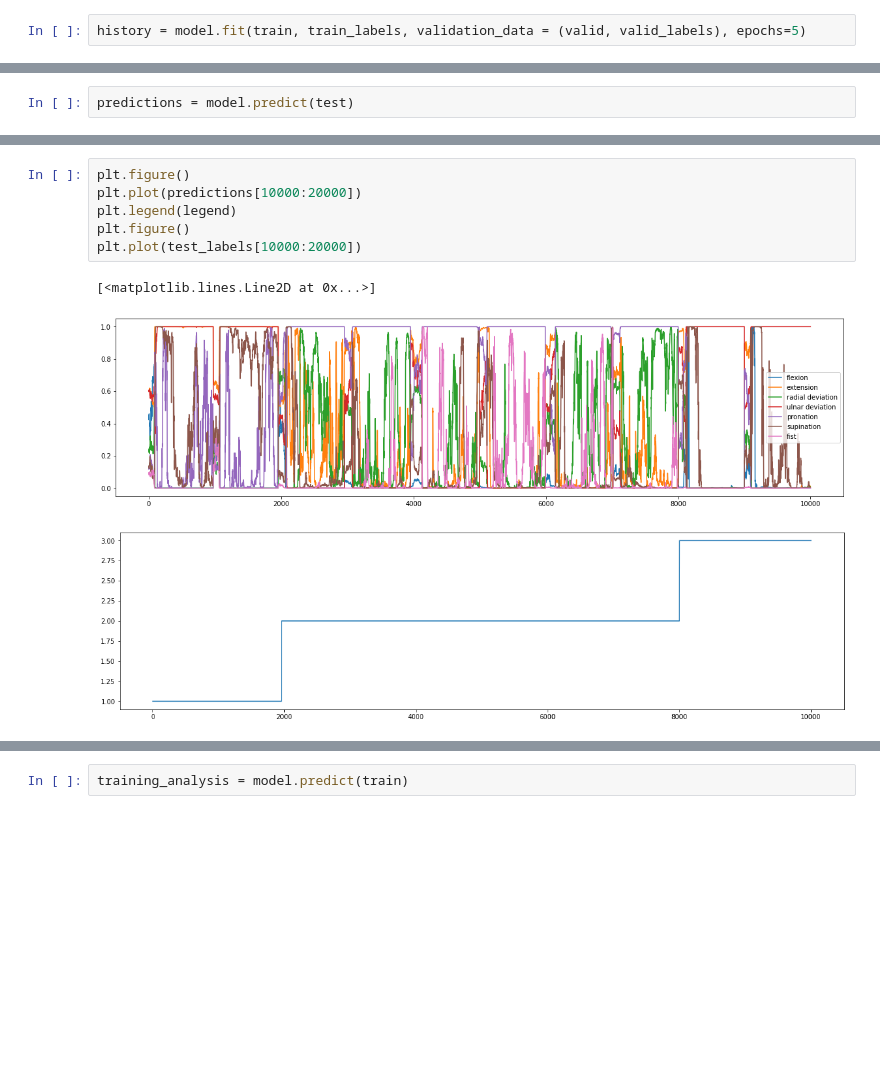
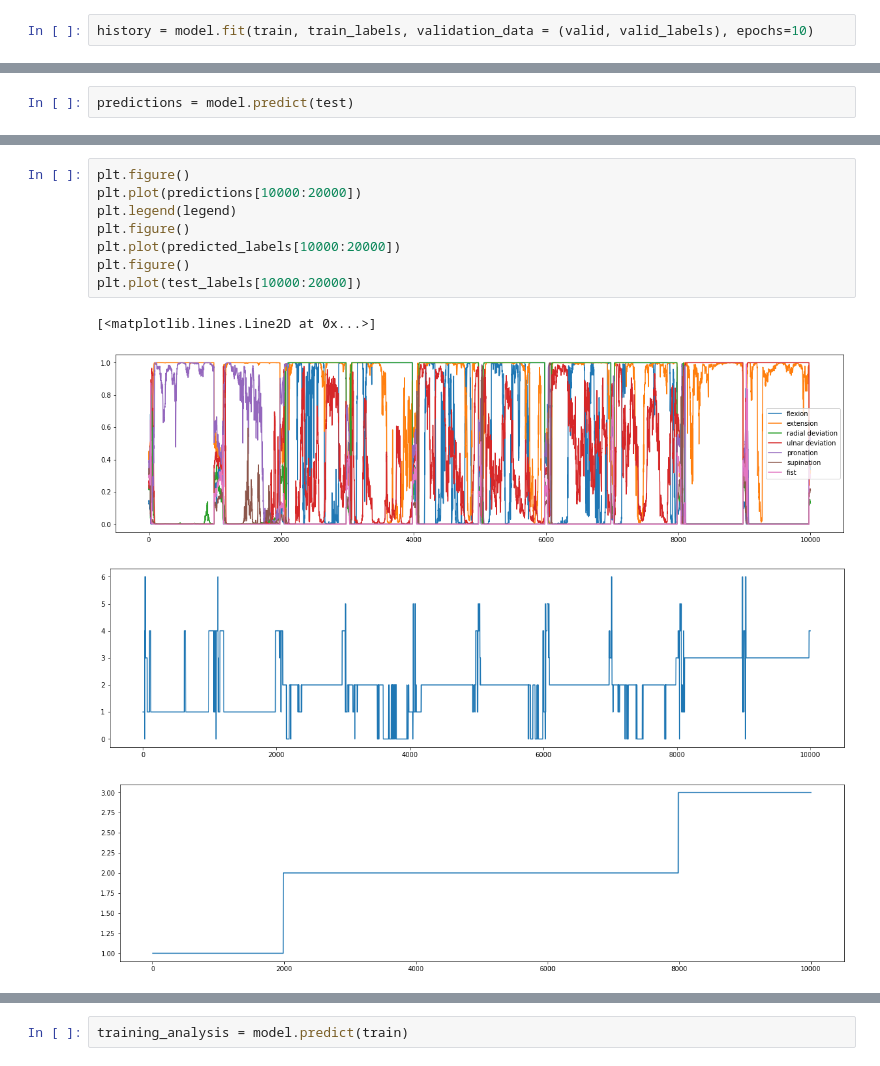
Before and after one commit to aljazfrancic/myo-keras, a Jupyter notebook: myo-keras.ipynb, the cells around one changed output, grey strips where cells are left out. Cells and saved outputs as stored; diff of their text form; blank space fills up the shorter version.

```diff
--- a/myo-keras.ipynb
+++ b/myo-keras.ipynb
@@ -130,5 +159,5 @@ opt = keras.optimizers.Adam(learning_rate = 0.001)
 loss = tf.keras.losses.SparseCategoricalCrossentropy()
 model.compile(optimizer = opt, loss = loss, metrics = ["accuracy"])
 # %%
-history = model.fit(train, train_labels, validation_data = (valid, valid_labels), epochs=5)
+history = model.fit(train, train_labels, validation_data = (valid, valid_labels), epochs=10)
 # %% [output]
@@ -201,13 +243,16 @@ plt.plot(test_labels)
 # %%
 plt.figure()
 plt.plot(predictions[10000:20000])
 plt.legend(legend)
 plt.figure()
+plt.plot(predicted_labels[10000:20000])
+plt.figure()
 plt.plot(test_labels[10000:20000])
 # %% [output]
 [<matplotlib.lines.Line2D at 0x...>]
-[figure, old version]
+[figure, new version]
-[figure, old version]
+[figure, new version]
+[figure, added]
 # %%
 plt.figure()
 plt.plot(predictions[15000:25000])
```
Also changed, not shown: parts of 21 cells of this notebook.
